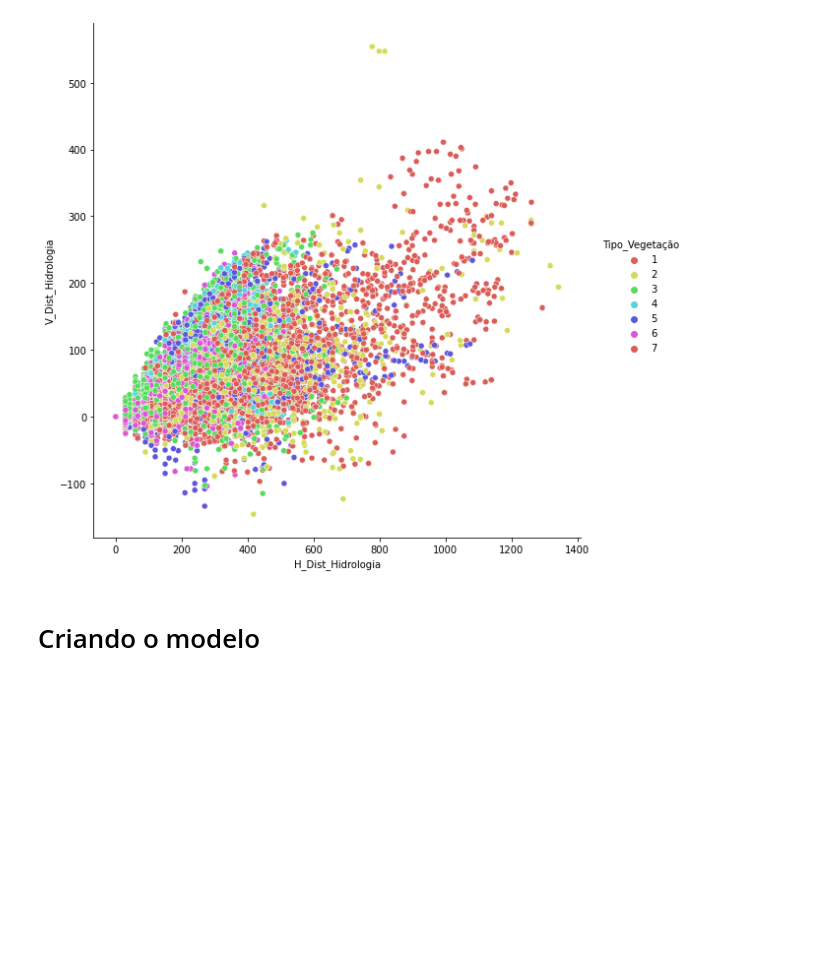
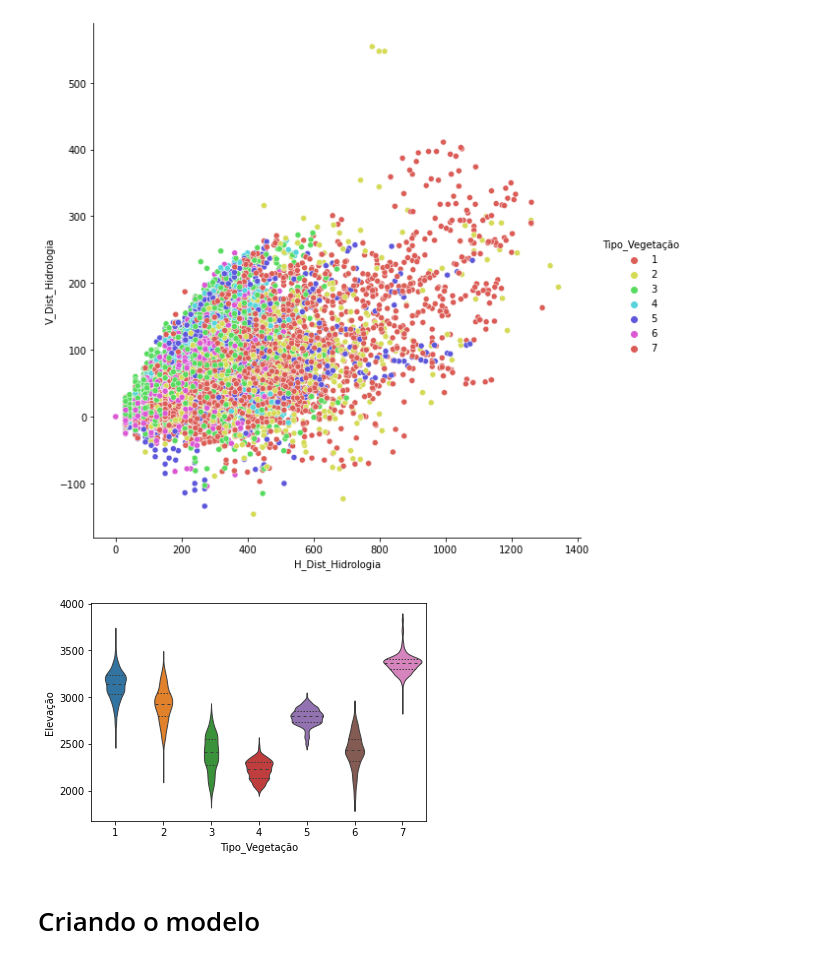
Before and after one commit to GARCl-A/Forest-Cover-Type-Prediction, a Jupyter notebook: main.ipynb, the cells around one changed output. Drawn from its saved outputs; the diff is of its cells as text; code cells hidden in the pictures; blank space fills up the shorter version.

Commit message:
Adicionada visualização elevação

```diff
--- a/main.ipynb
+++ b/main.ipynb
@@ -74,6 +74,13 @@ grafico = sns.pairplot(data = treino, hue='Tipo_Vegetação', height= 8, palette
 x_vars='H_Dist_Hidrologia', y_vars='V_Dist_Hidrologia')
 # %% [output]
 [figure]
+# %%
+#Esse gráfico mostra os tipos de vegetação baseado na elevação
+#Assim, podemos perceber que os tipos diferentes de vegetação possuem diferentes distrubuições ideais de altitude
+
+grafico2 = sns.violinplot(data = treino ,x='Tipo_Vegetação', y='Elevação', inner="quart",split=True, linewidth=1)
+# %% [output]
+[figure, added]
 # %% [markdown]
 # Criando o modelo
 # %% [markdown]
```
Also changed, not shown: parts of 1 cell of this notebook.
